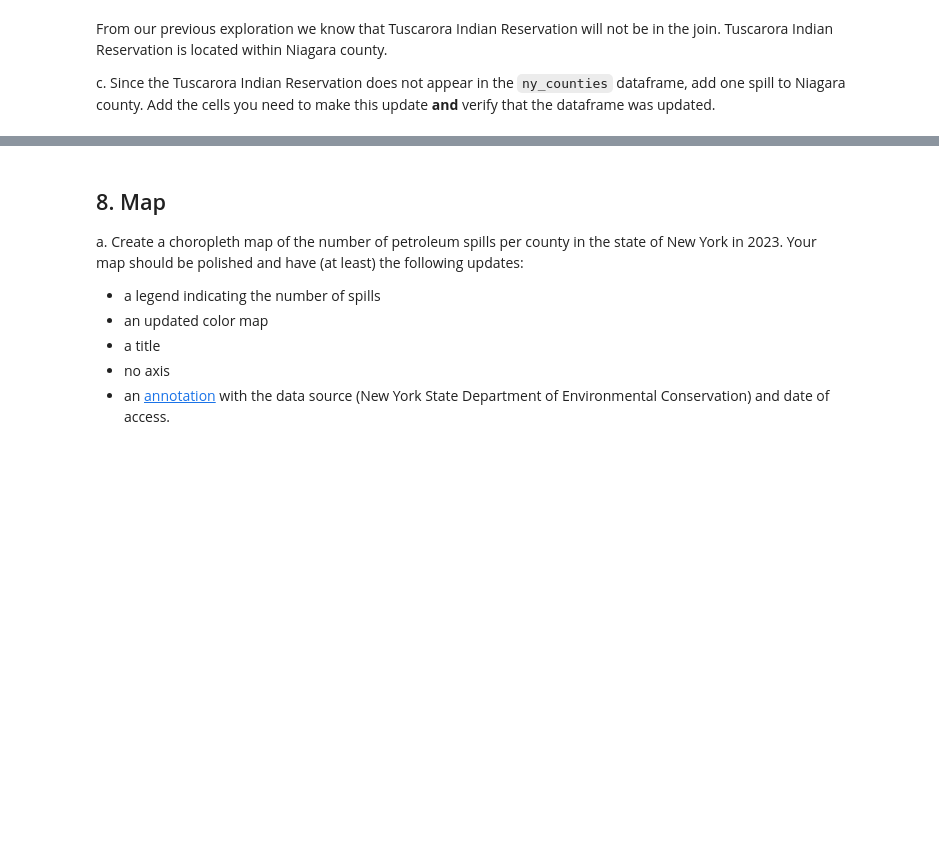
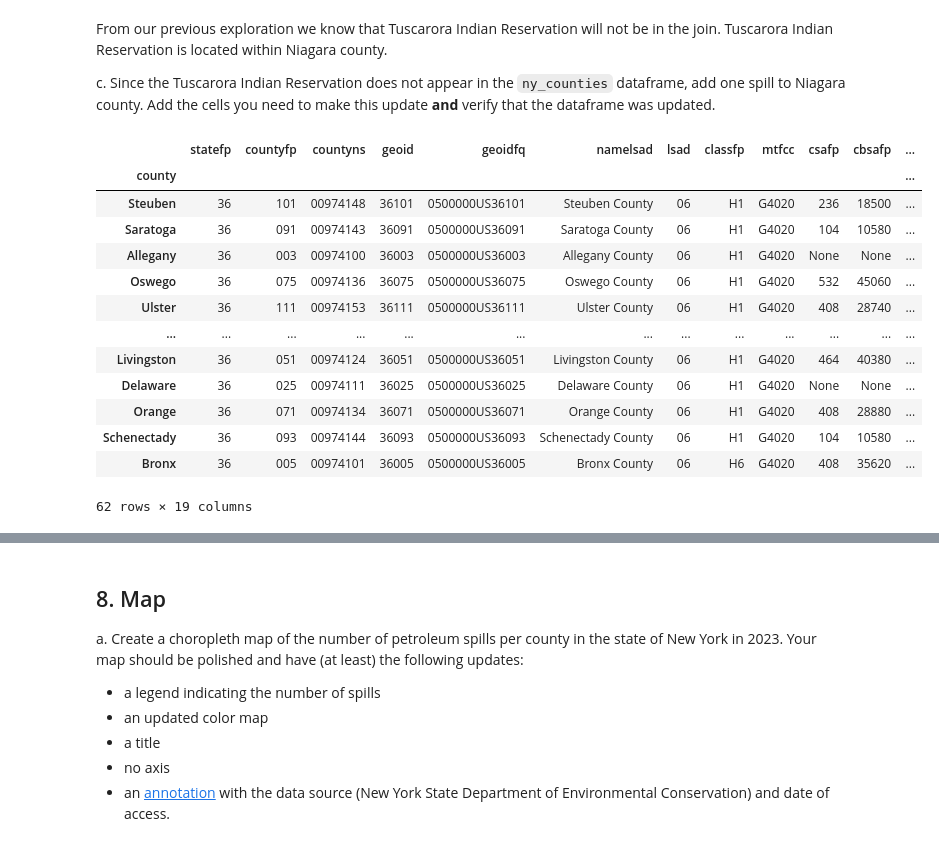
Before and after one commit to haylee360/eds220-hwk3, a Jupyter notebook: hwk3-task2-oil-spills-oyler.ipynb, the cells around one changed output, grey strips where cells are left out. Drawn from its saved outputs; the diff is of its cells as text; code cells hidden in the pictures; blank space fills up the shorter version.

```diff
--- a/hwk3-task2-oil-spills-oyler.ipynb
+++ b/hwk3-task2-oil-spills-oyler.ipynb
@@ -560,6 +558,24 @@ ny_counties = pd.merge(spills_per_county, ny_counties, on='county', how='inner')
 From our previous exploration we know that Tuscarora Indian Reservation will not be in the join. Tuscarora Indian Reservation is located within Niagara county.
 
 c. Since the Tuscarora Indian Reservation does not appear in the `ny_counties` dataframe, add one spill to Niagara county. Add the cells you need to make this update **and** verify that the dataframe was updated.
+# %%
+ny_counties.set_index(['county'], inplace=True)
+ny_counties
+# %% [output]
+|  | statefp | countyfp | countyns | geoid | geoidfq | namelsad | lsad | classfp | mtfcc | csafp | cbsafp | ... |
+| county |  |  |  |  |  |  |  |  |  |  |  | ... |
+| Steuben | 36 | 101 | 00974148 | 36101 | 0500000US36101 | Steuben County | 06 | H1 | G4020 | 236 | 18500 | ... |
+| Saratoga | 36 | 091 | 00974143 | 36091 | 0500000US36091 | Saratoga County | 06 | H1 | G4020 | 104 | 10580 | ... |
+| Allegany | 36 | 003 | 00974100 | 36003 | 0500000US36003 | Allegany County | 06 | H1 | G4020 | None | None | ... |
+| Oswego | 36 | 075 | 00974136 | 36075 | 0500000US36075 | Oswego County | 06 | H1 | G4020 | 532 | 45060 | ... |
+| Ulster | 36 | 111 | 00974153 | 36111 | 0500000US36111 | Ulster County | 06 | H1 | G4020 | 408 | 28740 | ... |
+| ... | ... | ... | ... | ... | ... | ... | ... | ... | ... | ... | ... | ... |
+| Livingston | 36 | 051 | 00974124 | 36051 | 0500000US36051 | Livingston County | 06 | H1 | G4020 | 464 | 40380 | ... |
+| Delaware | 36 | 025 | 00974111 | 36025 | 0500000US36025 | Delaware County | 06 | H1 | G4020 | None | None | ... |
+| Orange | 36 | 071 | 00974134 | 36071 | 0500000US36071 | Orange County | 06 | H1 | G4020 | 408 | 28880 | ... |
+| Schenectady | 36 | 093 | 00974144 | 36093 | 0500000US36093 | Schenectady County | 06 | H1 | G4020 | 104 | 10580 | ... |
+| Bronx | 36 | 005 | 00974101 | 36005 | 0500000US36005 | Bronx County | 06 | H6 | G4020 | 408 | 35620 | ... |
+62 rows × 19 columns
 # %%
 # c.
 # Find the location of Niagara in the data frame
```
Also changed, not shown: parts of 13 cells of this notebook, 1 other file.
